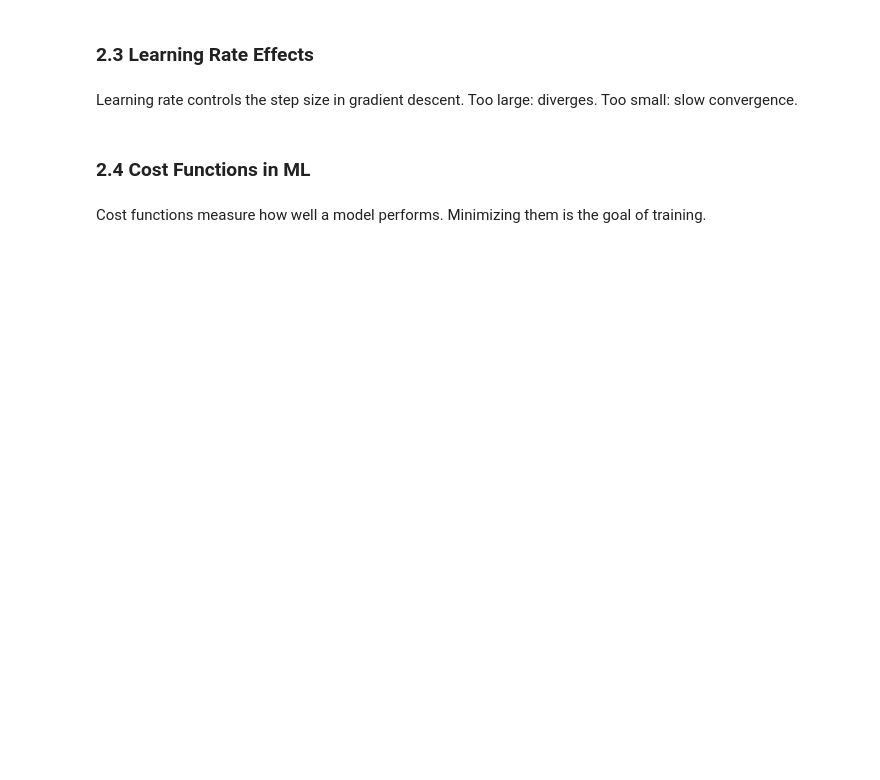
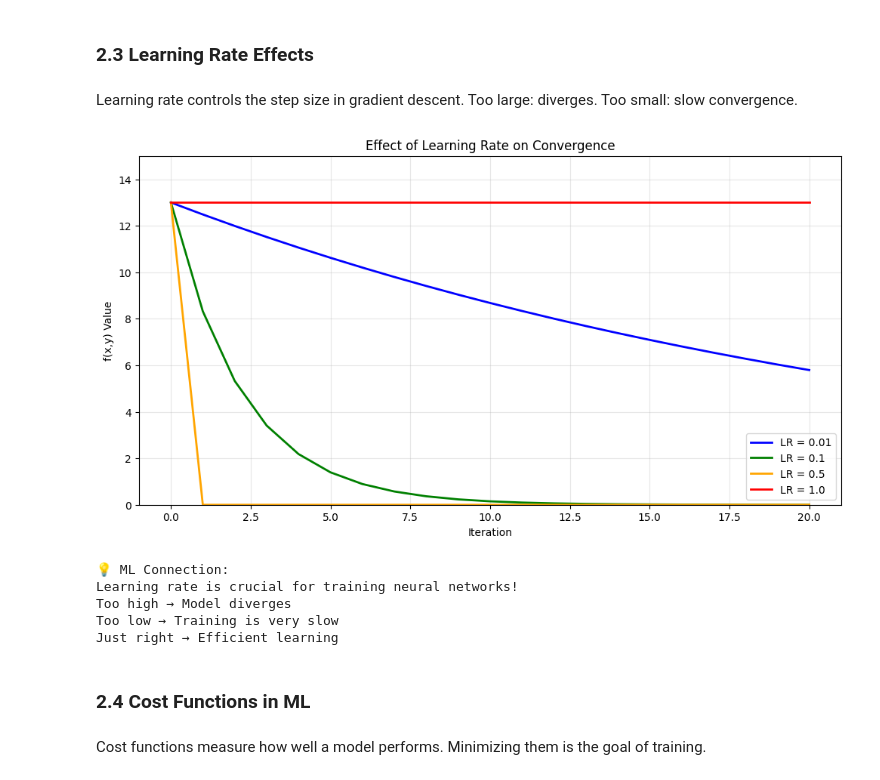
Before and after one commit to Sara12-2/AI-ML-Engineering-Revision-Journey, a Jupyter notebook: Module 2(Mathematics)/Day 3/Calculus.ipynb, the cells around one changed output. Cells and saved outputs as stored; diff of their text form; code cells hidden in the pictures; blank space fills up the shorter version.

```diff
--- a/Module 2(Mathematics)/Day 3/Calculus.ipynb
+++ b/Module 2(Mathematics)/Day 3/Calculus.ipynb
@@ -316,34 +358,39 @@ Learning rate controls the step size in gradient descent. Too large: diverges. T
 # %%
 # Compare different learning rates
 def compare_learning_rates():
     learning_rates = [0.01, 0.1, 0.5, 1.0]
     colors = ['blue', 'green', 'orange', 'red']
 
     plt.figure(figsize=(12, 6))
 
     for lr, color in zip(learning_rates, colors):
         path = gradient_descent(grad_f, start, lr, 20)
         values = [f(p[0], p[1]) for p in path]
         plt.plot(range(len(values)), values,
                 color=color, label=f'LR = {lr}', linewidth=2)
 
     plt.xlabel('Iteration')
     plt.ylabel('f(x,y) Value')
     plt.title('Effect of Learning Rate on Convergence')
     plt.legend()
     plt.grid(True, alpha=0.3)
     plt.ylim(0, 15)
     plt.show()
 
 compare_learning_rates()
 
 print("\n💡 ML Connection:")
 print("Learning rate is crucial for training neural networks!")
 print("Too high → Model diverges")
 print("Too low → Training is very slow")
 print("Just right → Efficient learning")
-Output:
-Plot showing different learning rate effects
+# %% [output]
+[figure, added]
+💡 ML Connection:
+Learning rate is crucial for training neural networks!
+Too high → Model diverges
+Too low → Training is very slow
+Just right → Efficient learning
 # %% [markdown]
 ### 2.4 Cost Functions in ML
 # %% [markdown]
```
Also changed, not shown: parts of 14 cells of this notebook.
